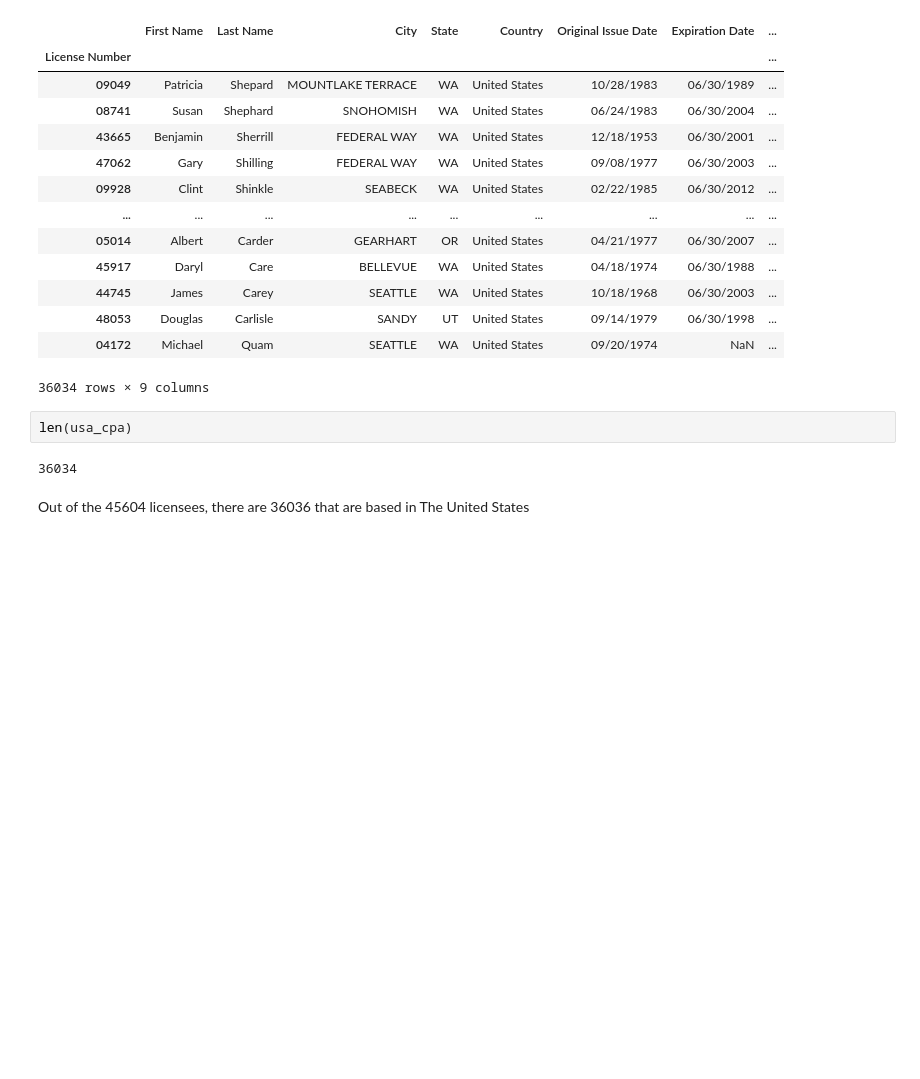
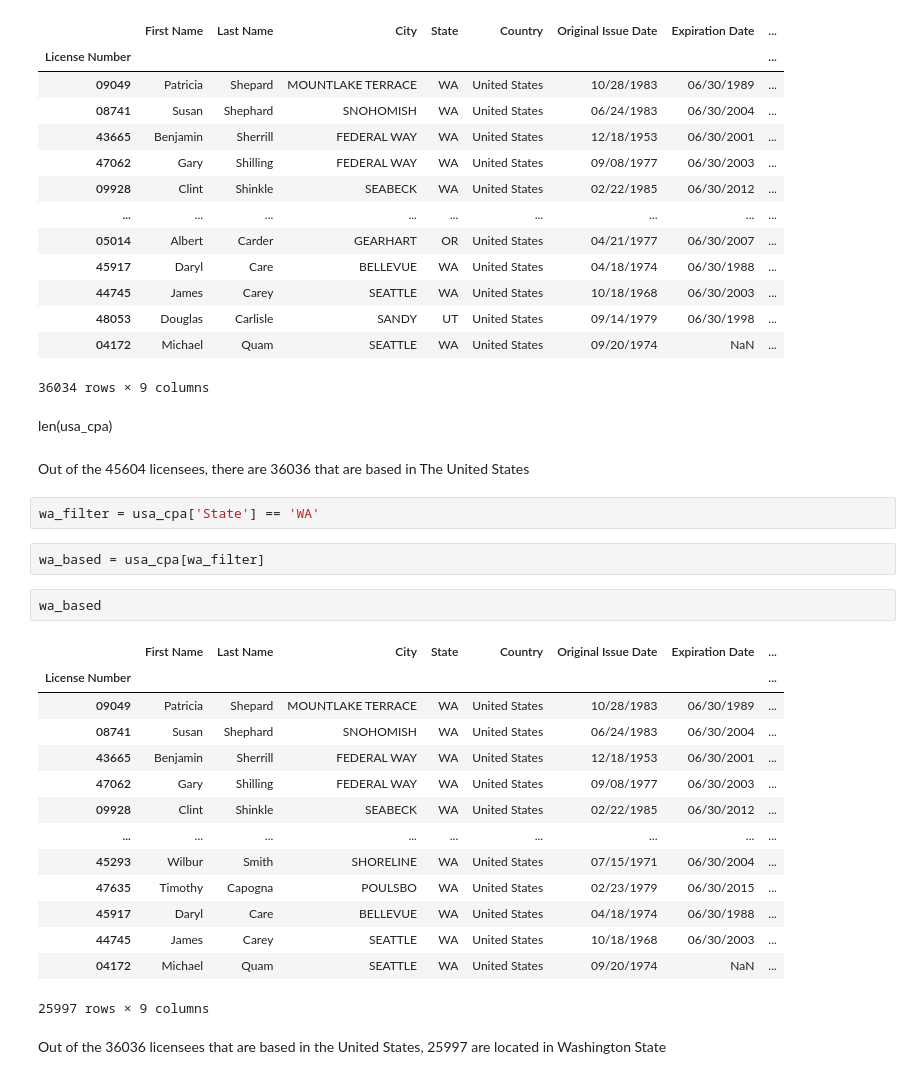
Before and after one commit to donmarcolaureano/Washington_state_cpas, a Jupyter notebook: wa_cpa.ipynb, the cells around one changed output. Saved outputs shown, nothing was run; the diff lists cells and outputs as text; blank space fills up the shorter version.

```diff
--- a/wa_cpa.ipynb
+++ b/wa_cpa.ipynb
@@ -380,9 +380,30 @@ usa_cpa
 | 48053 | Douglas | Carlisle | SANDY | UT | United States | 09/14/1979 | 06/30/1998 | ... |
 | 04172 | Michael | Quam | SEATTLE | WA | United States | 09/20/1974 | NaN | ... |
 36034 rows × 9 columns
-# %%
-len(usa_cpa)
-# %% [output]
-36034
+# %% [markdown]
+len(usa_cpa)
 # %% [markdown]
 Out of the 45604 licensees, there are 36036 that are based in The United States
+# %%
+wa_filter = usa_cpa['State'] == 'WA'
+# %%
+wa_based = usa_cpa[wa_filter]
+# %%
+wa_based
+# %% [output]
+|  | First Name | Last Name | City | State | Country | Original Issue Date | Expiration Date | ... |
+| License Number |  |  |  |  |  |  |  | ... |
+| 09049 | Patricia | Shepard | MOUNTLAKE TERRACE | WA | United States | 10/28/1983 | 06/30/1989 | ... |
+| 08741 | Susan | Shephard | SNOHOMISH | WA | United States | 06/24/1983 | 06/30/2004 | ... |
+| 43665 | Benjamin | Sherrill | FEDERAL WAY | WA | United States | 12/18/1953 | 06/30/2001 | ... |
+| 47062 | Gary | Shilling | FEDERAL WAY | WA | United States | 09/08/1977 | 06/30/2003 | ... |
+| 09928 | Clint | Shinkle | SEABECK | WA | United States | 02/22/1985 | 06/30/2012 | ... |
+| ... | ... | ... | ... | ... | ... | ... | ... | ... |
+| 45293 | Wilbur | Smith | SHORELINE | WA | United States | 07/15/1971 | 06/30/2004 | ... |
+| 47635 | Timothy | Capogna | POULSBO | WA | United States | 02/23/1979 | 06/30/2015 | ... |
+| 45917 | Daryl | Care | BELLEVUE | WA | United States | 04/18/1974 | 06/30/1988 | ... |
+| 44745 | James | Carey | SEATTLE | WA | United States | 10/18/1968 | 06/30/2003 | ... |
+| 04172 | Michael | Quam | SEATTLE | WA | United States | 09/20/1974 | NaN | ... |
+25997 rows × 9 columns
+# %% [markdown]
+Out of the 36036 licensees that are based in the United States, 25997 are located in Washington State
```
